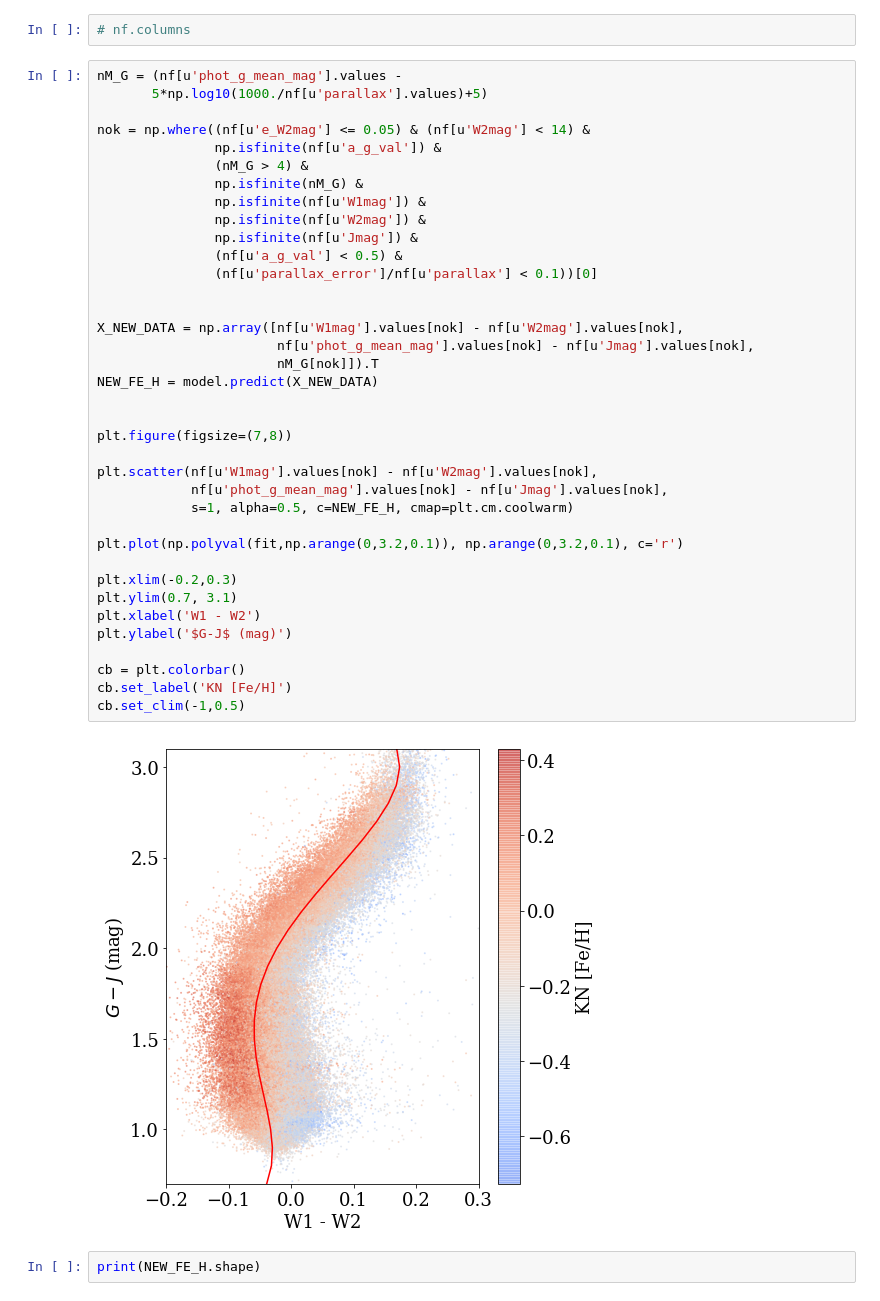
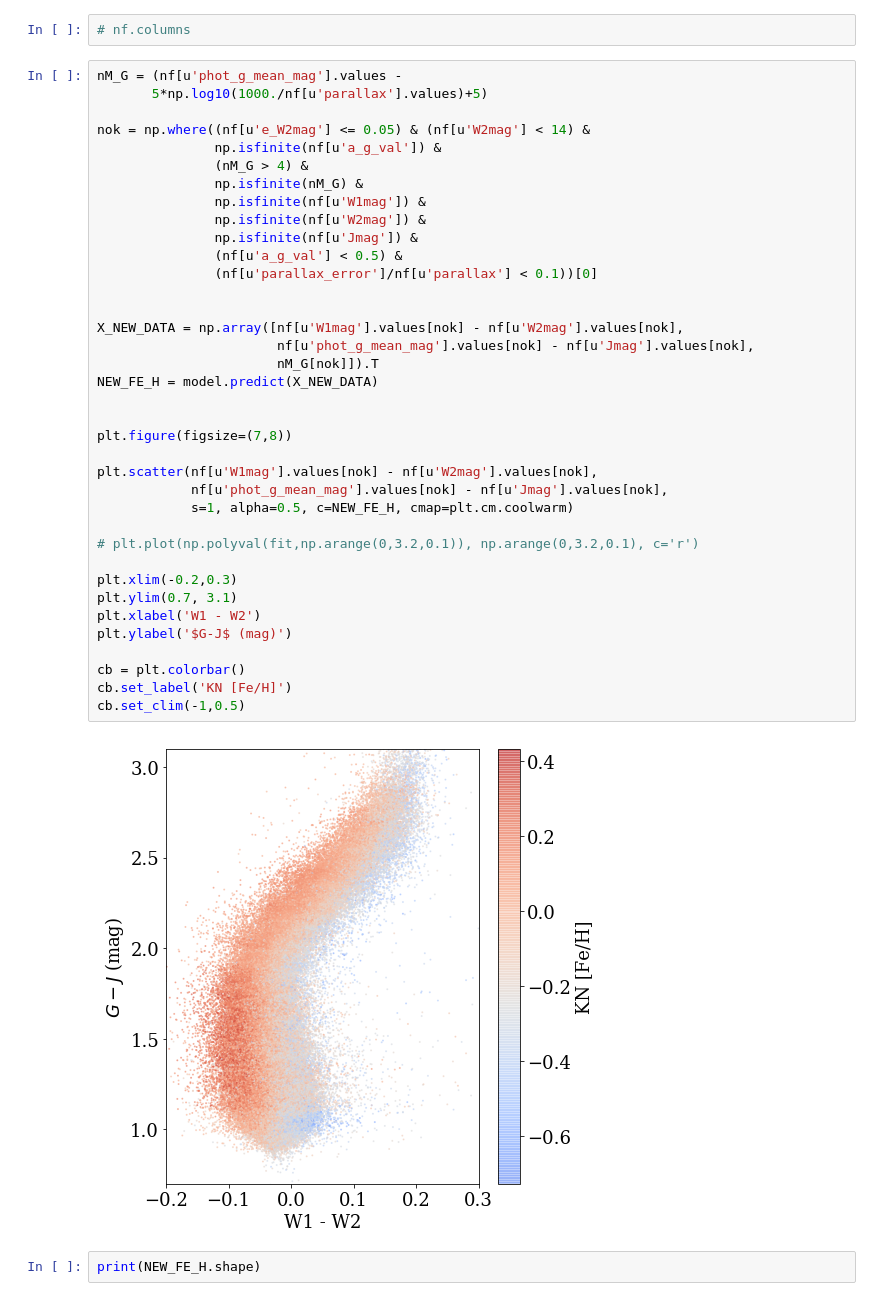
Before and after one commit to jradavenport/GaiaSprint2018, a Jupyter notebook: feh/FeH_explore.ipynb, the cells around one changed output. Drawn from its saved outputs; the diff is of its cells as text.

```diff
--- a/feh/FeH_explore.ipynb
+++ b/feh/FeH_explore.ipynb
@@ -436,35 +428,35 @@ nok = np.where((nf[u'e_W2mag'] <= 0.05) & (nf[u'W2mag'] < 14) &
                np.isfinite(nM_G) &
                np.isfinite(nf[u'W1mag']) &
                np.isfinite(nf[u'W2mag']) &
                np.isfinite(nf[u'Jmag']) &
                (nf[u'a_g_val'] < 0.5) &
                (nf[u'parallax_error']/nf[u'parallax'] < 0.1))[0]
 
 
 X_NEW_DATA = np.array([nf[u'W1mag'].values[nok] - nf[u'W2mag'].values[nok],
                        nf[u'phot_g_mean_mag'].values[nok] - nf[u'Jmag'].values[nok],
                        nM_G[nok]]).T
 NEW_FE_H = model.predict(X_NEW_DATA)
 
 
 plt.figure(figsize=(7,8))
 
 plt.scatter(nf[u'W1mag'].values[nok] - nf[u'W2mag'].values[nok],
             nf[u'phot_g_mean_mag'].values[nok] - nf[u'Jmag'].values[nok],
             s=1, alpha=0.5, c=NEW_FE_H, cmap=plt.cm.coolwarm)
 
-plt.plot(np.polyval(fit,np.arange(0,3.2,0.1)), np.arange(0,3.2,0.1), c='r')
+# plt.plot(np.polyval(fit,np.arange(0,3.2,0.1)), np.arange(0,3.2,0.1), c='r')
 
 plt.xlim(-0.2,0.3)
 plt.ylim(0.7, 3.1)
 plt.xlabel('W1 - W2')
 plt.ylabel('$G-J$ (mag)')
 
 cb = plt.colorbar()
 cb.set_label('KN [Fe/H]')
 cb.set_clim(-1,0.5)
 # %% [output]
-[figure, old version]
+[figure, new version]
 # %%
 print(NEW_FE_H.shape)
 # %% [output]
```
Also changed, not shown: parts of 12 cells of this notebook, 1 other file.
